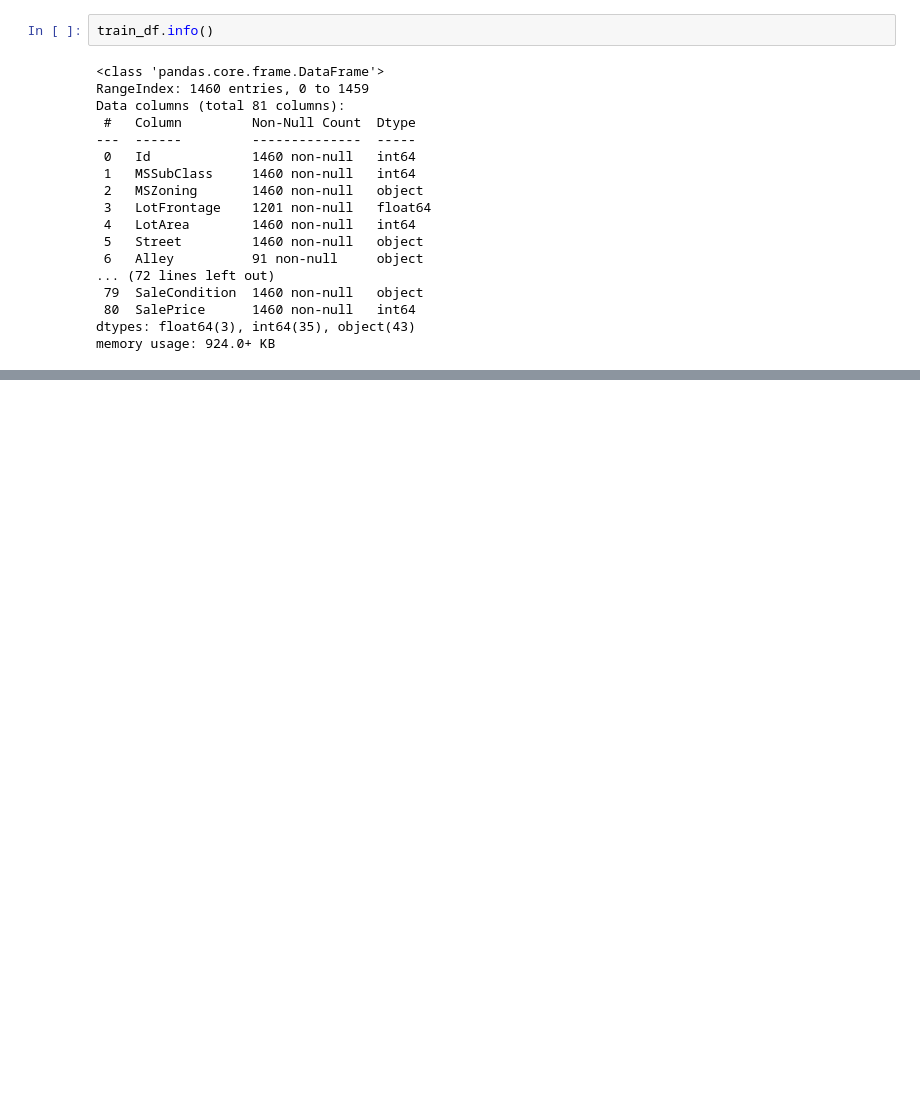
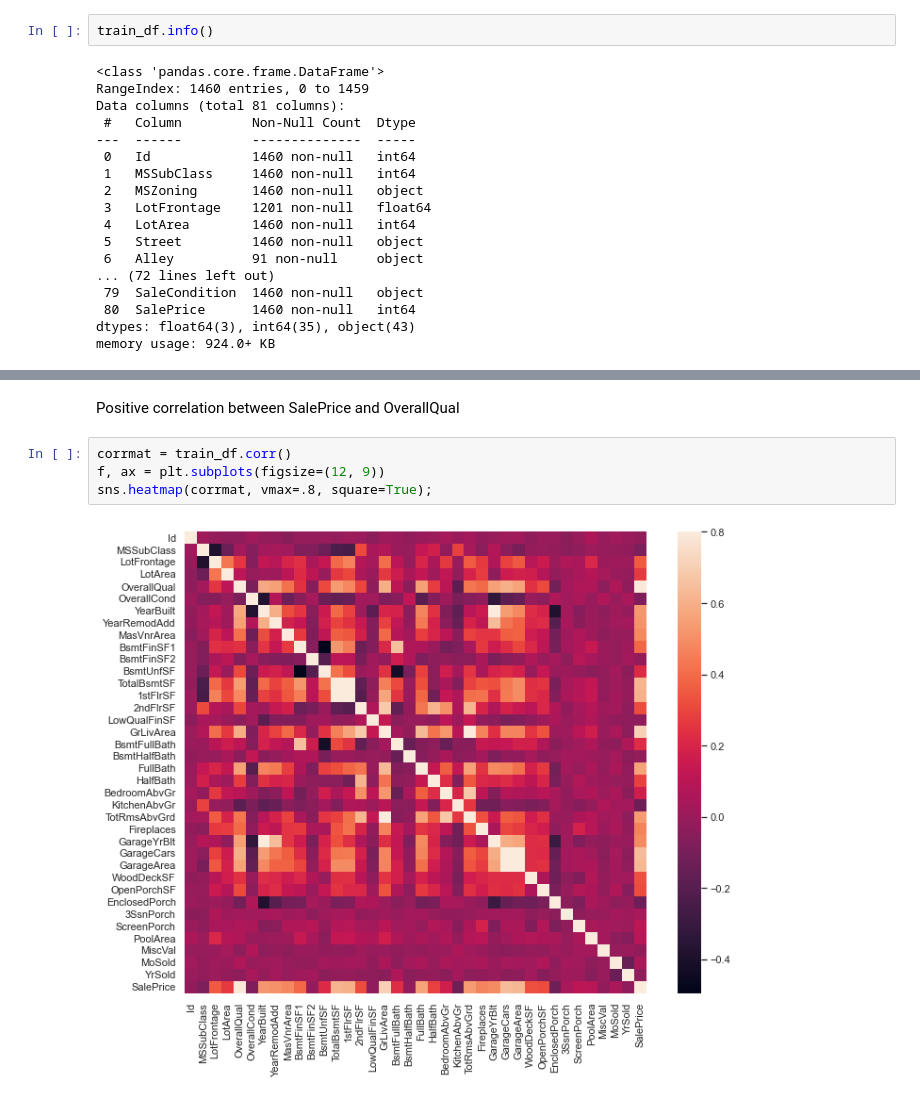
Before and after one commit to tman0004/273P-FinalProject, a Jupyter notebook: final_project.ipynb, the cells around one changed output, grey strips where cells are left out. Saved outputs shown, nothing was run; the diff lists cells and outputs as text; blank space fills up the shorter version.

```diff
--- a/final_project.ipynb
+++ b/final_project.ipynb
@@ -31,0 +57,8 @@ memory usage: 924.0+ KB
+# %% [markdown]
+Positive correlation between SalePrice and OverallQual
+# %%
+corrmat = train_df.corr()
+f, ax = plt.subplots(figsize=(12, 9))
+sns.heatmap(corrmat, vmax=.8, square=True);
+# %% [output]
+[figure, added]
```
Also changed, not shown: parts of 13 cells of this notebook.
